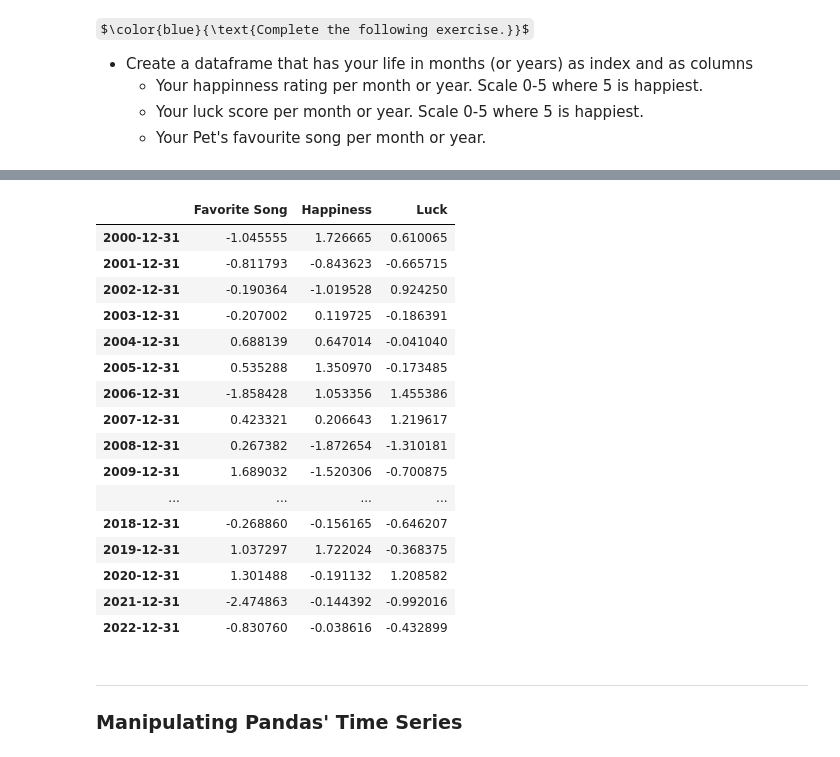
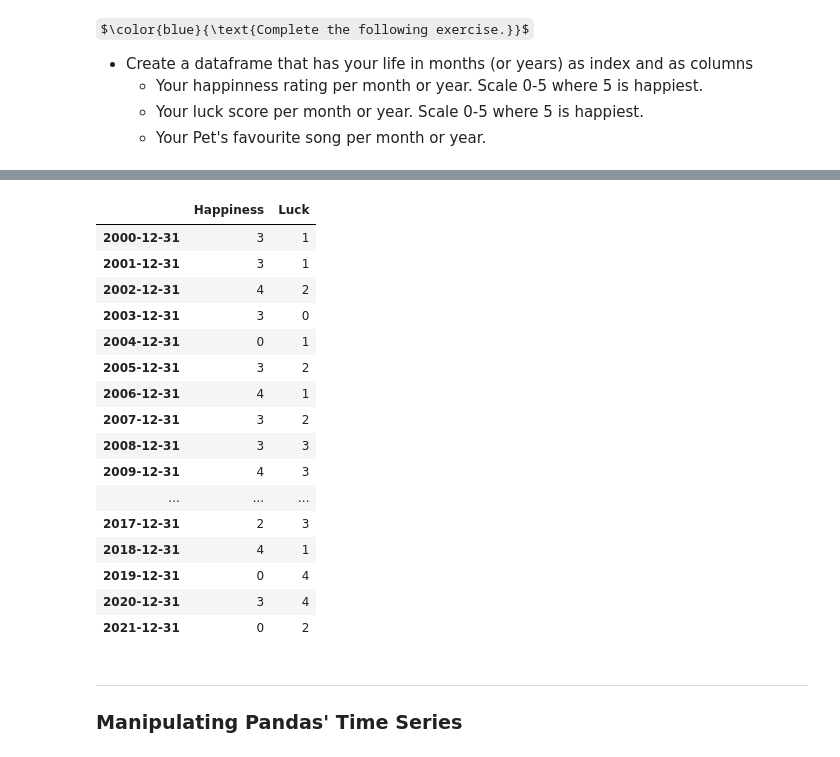
Before and after one commit to baramX3/PSY_submissions, a Jupyter notebook: tutorial_notebooks/tutorial020-Pandas-Advanced-TimeSeries.ipynb, the cells around one changed output, grey strips where cells are left out. Drawn from its saved outputs; the diff is of its cells as text; code cells hidden in the pictures; some formulas as TeX source.

```diff
--- a/tutorial_notebooks/tutorial020-Pandas-Advanced-TimeSeries.ipynb
+++ b/tutorial_notebooks/tutorial020-Pandas-Advanced-TimeSeries.ipynb
@@ -400,26 +399,28 @@ DatetimeIndex(['2000-12-31', '2001-12-31', '2002-12-31', '2003-12-31',
-# %%
-df_myLife = pd.DataFrame(np.random.randn(np.squeeze(dates.shape), 3), #REDO!!
-                         index=dates,
-                         columns={"Happiness", "Luck", "Favorite Song"})
-df_myLife
-# %% [output]
-|  | Favorite Song | Happiness | Luck |
-| 2000-12-31 | -1.045555 | 1.726665 | 0.610065 |
-| 2001-12-31 | -0.811793 | -0.843623 | -0.665715 |
-| 2002-12-31 | -0.190364 | -1.019528 | 0.924250 |
-| 2003-12-31 | -0.207002 | 0.119725 | -0.186391 |
-| 2004-12-31 | 0.688139 | 0.647014 | -0.041040 |
-| 2005-12-31 | 0.535288 | 1.350970 | -0.173485 |
-| 2006-12-31 | -1.858428 | 1.053356 | 1.455386 |
-| 2007-12-31 | 0.423321 | 0.206643 | 1.219617 |
-| 2008-12-31 | 0.267382 | -1.872654 | -1.310181 |
-| 2009-12-31 | 1.689032 | -1.520306 | -0.700875 |
-| ... | ... | ... | ... |
-| 2018-12-31 | -0.268860 | -0.156165 | -0.646207 |
-| 2019-12-31 | 1.037297 | 1.722024 | -0.368375 |
-| 2020-12-31 | 1.301488 | -0.191132 | 1.208582 |
-| 2021-12-31 | -2.474863 | -0.144392 | -0.992016 |
-| 2022-12-31 | -0.830760 | -0.038616 | -0.432899 |
+# %%
+dates = pd.date_range("20001201", periods=22, freq='Y')
+# %%
+df_myLife = pd.DataFrame(np.random.randint(low=0, high=5, size = ((np.squeeze(dates.shape), 2))), #REDO!!
+                         index=dates,
+                         columns={"Happiness", "Luck"})
+df_myLife
+# %% [output]
+|  | Happiness | Luck |
+| 2000-12-31 | 3 | 1 |
+| 2001-12-31 | 3 | 1 |
+| 2002-12-31 | 4 | 2 |
+| 2003-12-31 | 3 | 0 |
+| 2004-12-31 | 0 | 1 |
+| 2005-12-31 | 3 | 2 |
+| 2006-12-31 | 4 | 1 |
+| 2007-12-31 | 3 | 2 |
+| 2008-12-31 | 3 | 3 |
+| 2009-12-31 | 4 | 3 |
+| ... | ... | ... |
+| 2017-12-31 | 2 | 3 |
+| 2018-12-31 | 4 | 1 |
+| 2019-12-31 | 0 | 4 |
+| 2020-12-31 | 3 | 4 |
+| 2021-12-31 | 0 | 2 |
 # %% [markdown]
 ---
 
```
Also changed, not shown: parts of 10 cells of this notebook.
